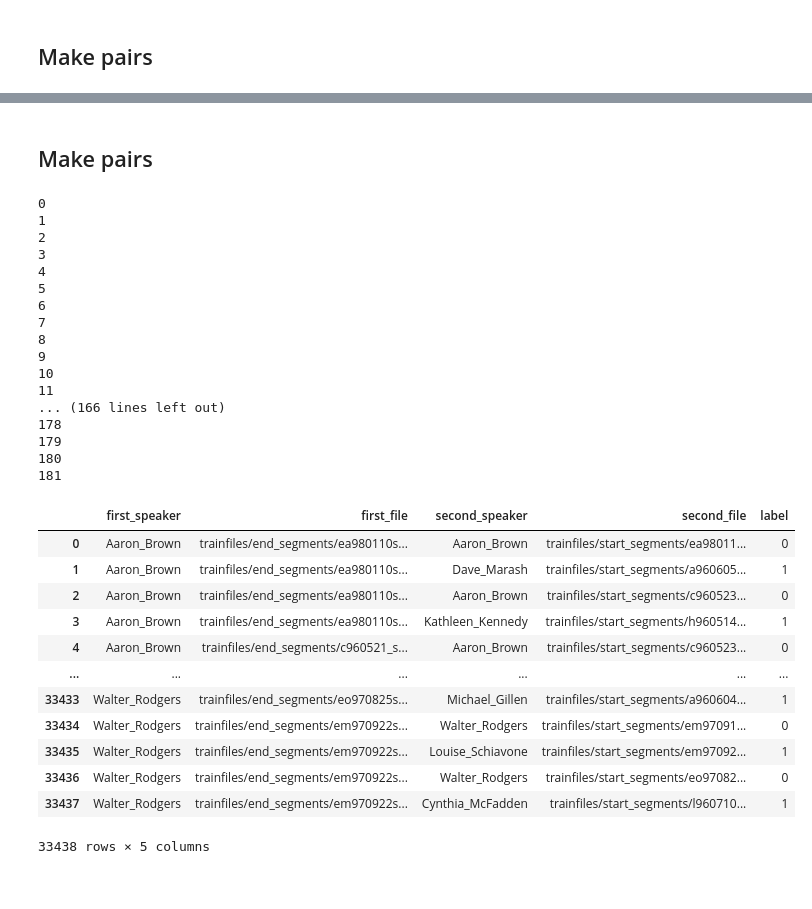
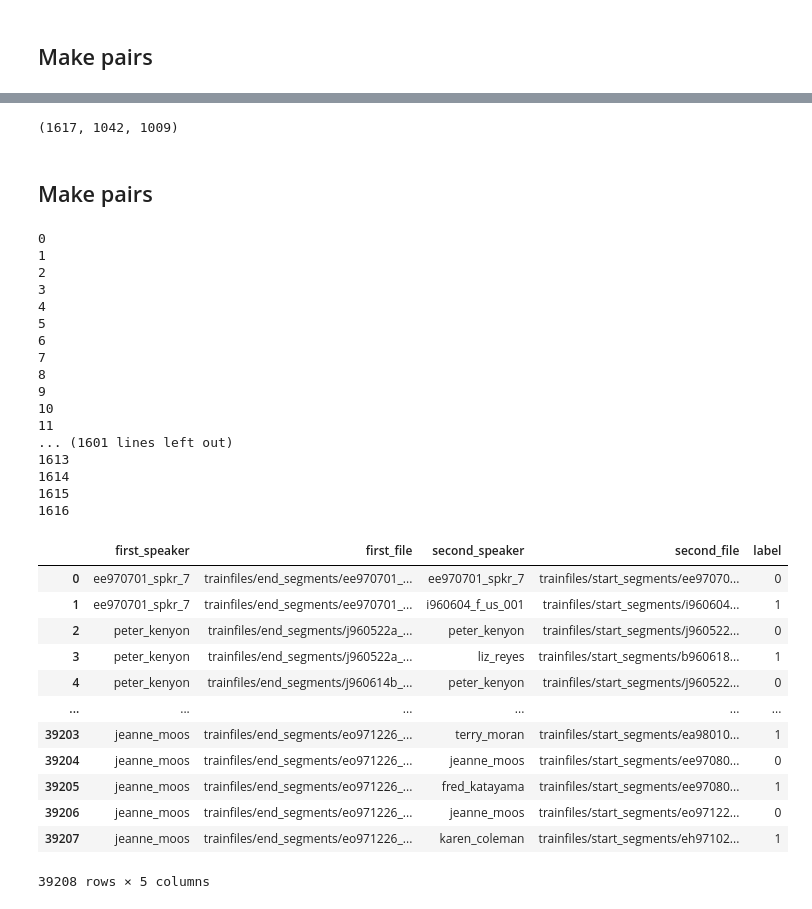
Before and after one commit to JunzheJosephZhu/Identifying-Speakers-in-Cocktail-Parties-with-E2E-Attention, a Jupyter notebook: train_preprocessing-Copy1.ipynb, the cells around one changed output, grey strips where cells are left out. Drawn from its saved outputs; the diff is of its cells as text; code cells hidden in the pictures.

```diff
--- a/train_preprocessing-Copy1.ipynb
+++ b/train_preprocessing-Copy1.ipynb
@@ -388,8 +388,8 @@ for _, anchor_speaker in enumerate(speakers_train):
     anchor_indices = np.arange(len(anchor_segments))
     positive_indices = np.arange(len(positive_segments))
     np.random.shuffle(anchor_indices)# shuffle the anchor segments
-    n_s = min(len(anchor_segments), 35)
-    n_p = min(len(positive_segments), 35)
+    n_s = min(len(anchor_segments), 50)
+    n_p = min(len(positive_segments), 50)
     for i in range(n_s): #iterate over anchors
         anchor_segment = anchor_segments.iloc[anchor_indices[i]]
         np.random.shuffle(positive_indices)
@@ -532,70 +462,75 @@ triplets
+# %%
+speakers_val = [speaker for speaker in speakers if len(segments_by_speaker_val[speaker])>0]
+speakers_start_val = [speaker for speaker in speakers if len(start_by_speaker_val[speaker])>0]
+speakers_end_val = [speaker for speaker in speakers if len(end_by_speaker_val[speaker])>0]
+len(speakers_val), len(speakers_start_val), len(speakers_end_val)
+# %% [output]
+(1617, 1042, 1009)
 # %% [markdown]
 ## Make pairs
 # %%
 pairs = []
-for _, anchor_speaker in enumerate(speakers):
+for _, anchor_speaker in enumerate(speakers_val):
     print(_)
-    negative_speakers = [speaker for speaker in speakers if speaker != anchor_speaker]
-    anchor_segments = end_df[end_df['speaker'] == anchor_speaker] # at end of segment
-    positive_segments = start_df[start_df['speaker'] == anchor_speaker] # at start of segment
+    if anchor_speaker not in speakers_start_val or anchor_speaker not in speakers_end_val:
+        continue # if speaker doesn't have both a start&end segment
+    negative_speakers = [speaker for speaker in speakers_start_val if speaker != anchor_speaker]
+    anchor_segments = end_by_speaker_val[anchor_speaker] # at end of segment
+    positive_segments = start_by_speaker_val[anchor_speaker] # at start of segment
     anchor_indices = np.arange(len(anchor_segments))
+    positive_indices = np.arange(len(positive_segments))
     np.random.shuffle(anchor_indices)# shuffle the anchor segments
-    for i in range(min(len(anchor_segments), 50)):
+    n_s = min(len(anchor_segments), 50)
+    n_p = min(len(positive_segments), 50)
+    for i in range(n_s): #iterate over anchors
         anchor_segment = anchor_segments.iloc[anchor_indices[i]]
-        positive_indices = np.arange(len(positive_segments))
-        np.random.shuffle(positive_indices)# shuffle the anchor segments
-        for j in range(min(len(positive_segments), 50)):
+        np.random.shuffle(positive_indices)
+        for j in range(n_p): #iterate over compared segment
             # positive examples
             positive_segment = positive_segments.iloc[positive_indices[j]]
-            if calculate_overlap(anchor_segment, positive_segment)>sr: # if overlap greater than 1s
-                continue
-            # swap 1st 2nd randomly
-            pos_row = {'first_speaker': anchor_speaker, 'first_file': anchor_segment['filename'],
-                       'second_speaker': anchor_speaker, 'second_file': positive_segment['filename'],
+            pos_row = {'first_speaker': anchor_speaker, 'first_file': anchor_segment['segfile'],
+                       'second_speaker': anchor_speaker, 'second_file': positive_segment['segfile'],
                        'label': 0} # no speaker change
-
             # negative examples
             negative_speaker = negative_speakers[np.random.randint(0, len(negative_speakers))]
-            while len(start_segments_by_speaker[negative_speaker]) == 0: #if we dropped someone totally
-                negative_speaker = negative_speakers[np.random.randint(0, len(negative_speakers))]
-            negative_segments = start_segments_by_speaker[negative_speaker] # segments for a specific random speaker
+            negative_segments = start_by_speaker_val[negative_speaker] # segments for a specific random speaker
             negative_segment = negative_segments.iloc[np.random.randint(0, len(negative_segments))]
-            neg_row = {'first_speaker': anchor_speaker, 'first_file': anchor_segment['filename'],
-               'second_speaker': negative_speaker, 'second_file': negative_segment['filename'],
+            neg_row = {'first_speaker': anchor_speaker, 'first_file': anchor_segment['segfile'],
+               'second_speaker': negative_speaker, 'second_file': negative_segment['segfile'],
                'label': 1} # has speaker change
             pairs.append(pos_row)
             pairs.append(neg_row)
 pairs = pd.DataFrame(pairs)
 pairs.to_csv('trainfiles/val-pairs.csv')
 pairs
 # %% [output]
 0
 1
 2
 3
 4
 5
 6
 7
 8
 9
 10
 11
-... (166 lines left out)
-178
-179
-180
-181
+... (1601 lines left out)
+1613
+1614
+1615
+1616
 |  | first_speaker | first_file | second_speaker | second_file | label |
-| 0 | Aaron_Brown | trainfiles/end_segments/ea980110s... | Aaron_Brown | trainfiles/start_segments/ea98011... | 0 |
-| 1 | Aaron_Brown | trainfiles/end_segments/ea980110s... | Dave_Marash | trainfiles/start_segments/a960605... | 1 |
-| 2 | Aaron_Brown | trainfiles/end_segments/ea980110s... | Aaron_Brown | trainfiles/start_segments/c960523... | 0 |
-| 3 | Aaron_Brown | trainfiles/end_segments/ea980110s... | Kathleen_Kennedy | trainfiles/start_segments/h960514... | 1 |
-| 4 | Aaron_Brown | trainfiles/end_segments/c960521_s... | Aaron_Brown | trainfiles/start_segments/c960523... | 0 |
+| 0 | ee970701_spkr_7 | trainfiles/end_segments/ee970701_... | ee970701_spkr_7 | trainfiles/start_segments/ee97070... | 0 |
+| 1 | ee970701_spkr_7 | trainfiles/end_segments/ee970701_... | i960604_f_us_001 | trainfiles/start_segments/i960604... | 1 |
+| 2 | peter_kenyon | trainfiles/end_segments/j960522a_... | peter_kenyon | trainfiles/start_segments/j960522... | 0 |
+| 3 | peter_kenyon | trainfiles/end_segments/j960522a_... | liz_reyes | trainfiles/start_segments/b960618... | 1 |
+| 4 | peter_kenyon | trainfiles/end_segments/j960614b_... | peter_kenyon | trainfiles/start_segments/j960522... | 0 |
 | ... | ... | ... | ... | ... | ... |
-| 33433 | Walter_Rodgers | trainfiles/end_segments/eo970825s... | Michael_Gillen | trainfiles/start_segments/a960604... | 1 |
-| 33434 | Walter_Rodgers | trainfiles/end_segments/em970922s... | Walter_Rodgers | trainfiles/start_segments/em97091... | 0 |
-| 33435 | Walter_Rodgers | trainfiles/end_segments/em970922s... | Louise_Schiavone | trainfiles/start_segments/em97092... | 1 |
-| 33436 | Walter_Rodgers | trainfiles/end_segments/em970922s... | Walter_Rodgers | trainfiles/start_segments/eo97082... | 0 |
-| 33437 | Walter_Rodgers | trainfiles/end_segments/em970922s... | Cynthia_McFadden | trainfiles/start_segments/l960710... | 1 |
+| 39203 | jeanne_moos | trainfiles/end_segments/eo971226_... | terry_moran | trainfiles/start_segments/ea98010... | 1 |
+| 39204 | jeanne_moos | trainfiles/end_segments/eo971226_... | jeanne_moos | trainfiles/start_segments/ee97080... | 0 |
+| 39205 | jeanne_moos | trainfiles/end_segments/eo971226_... | fred_katayama | trainfiles/start_segments/ee97080... | 1 |
+| 39206 | jeanne_moos | trainfiles/end_segments/eo971226_... | jeanne_moos | trainfiles/start_segments/eo97122... | 0 |
+| 39207 | jeanne_moos | trainfiles/end_segments/eo971226_... | karen_coleman | trainfiles/start_segments/eh97102... | 1 |
-33438 rows × 5 columns
+39208 rows × 5 columns
```
Also changed, not shown: parts of 7 cells of this notebook, 1 other file.
